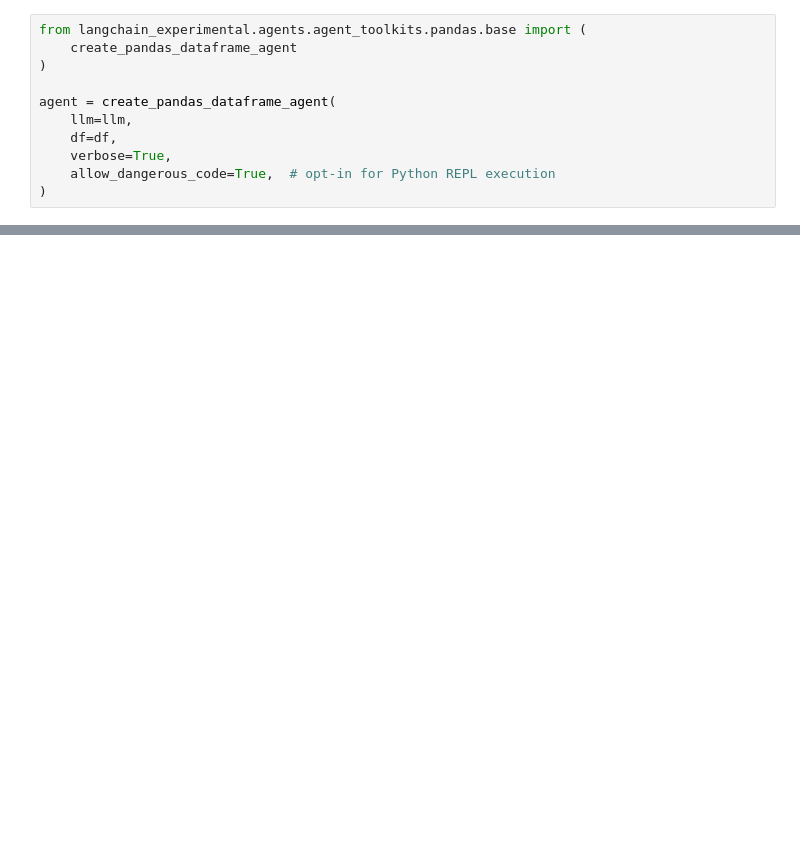
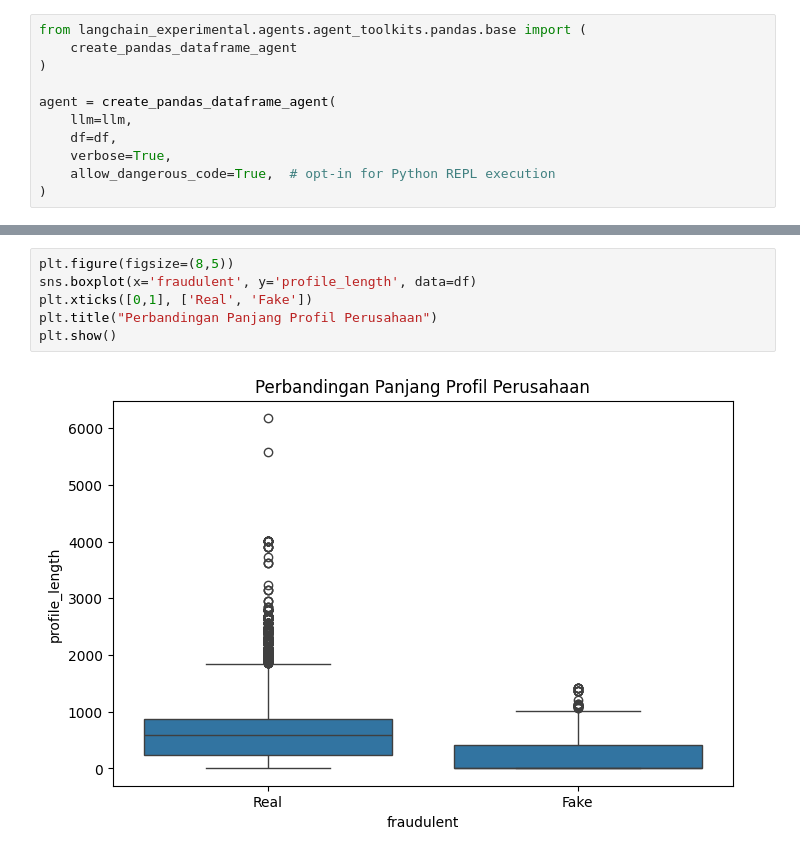
Before and after one commit to syifaurrohman/capstone-project, a Jupyter notebook: SDI_Hacktiv_Data_Syifaurrohman.ipynb, the cells around one changed output, grey strips where cells are left out. Drawn from its saved outputs; the diff is of its cells as text; blank space fills up the shorter version.

```diff
--- a/SDI_Hacktiv_Data_Syifaurrohman.ipynb
+++ b/SDI_Hacktiv_Data_Syifaurrohman.ipynb
@@ -164,0 +175,8 @@ Final Answer: Based on the provided dataframe, there is no data associating spec
+# %%
+plt.figure(figsize=(8,5))
+sns.boxplot(x='fraudulent', y='profile_length', data=df)
+plt.xticks([0,1], ['Real', 'Fake'])
+plt.title("Perbandingan Panjang Profil Perusahaan")
+plt.show()
+# %% [output]
+[figure, added]
```
Also changed, not shown: parts of 15 cells of this notebook.
